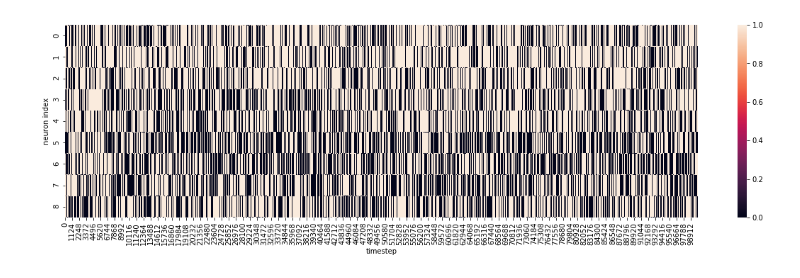
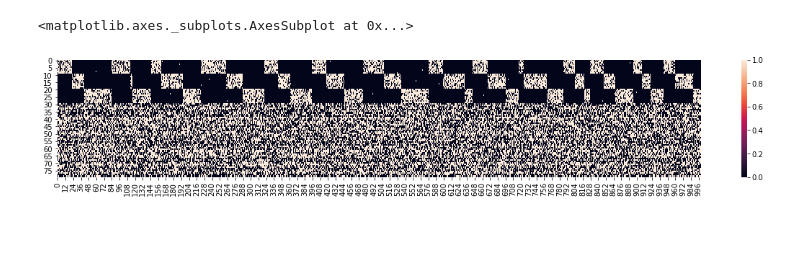
Before and after one commit to andrewcharlesjones/variational_spiking_networks, a Jupyter notebook: vi_spiking_visible_and_hidden_batch.ipynb, the cells around one changed output. Cells and saved outputs as stored; diff of their text form; code cells hidden in the pictures; blank space fills up the shorter version.

```diff
--- a/vi_spiking_visible_and_hidden_batch.ipynb
+++ b/vi_spiking_visible_and_hidden_batch.ipynb
@@ -22,9 +48,9 @@ dt = 1.
 # %%
 ## NETWORK PARAMTERS
-num_visible = 9
-num_hidden = 0
+num_visible = 30
+num_hidden = 50
 num_neurons = num_visible + num_hidden
-num_timebins = 100000
+num_timebins = 1000
 # %%
 ## INITIALIZE WEIGHTS
 weights_M = np.random.normal(loc = 0, scale = 0.1, size = (num_neurons, num_neurons))
@@ -38,7 +63,6 @@ weights_Q[:num_visible, :] = 0
 # %%
 # INITIALIZE NETWORK RUN
 phi = np.zeros(shape = (num_neurons, num_timebins))
-rho = np.zeros(shape = (num_neurons, num_timebins))
 eta = np.zeros(shape = (num_neurons, num_timebins))
 u = np.zeros(shape = (num_neurons, num_timebins))
 spikes = np.zeros(shape = (num_neurons, num_timebins))
@@ -49,27 +73,6 @@ phi[:, 0] = np.zeros(num_neurons)
 # eta[:, 0] = np.random.normal(loc = 0.0, scale = 0.1, size = num_neurons)
 eta[:, 0] = np.zeros(num_neurons)
 u[:, 0] = np.matmul(weights_M, phi[:, 0]) - eta[:, 0]
-rho[:, 0] = rho_0 * np.exp(u[:, 0])
-spike_probs[:, 0] = 1-np.exp(-rho[:, 0])
+# spike_probs[:, 0] = sigmoid(u[:, 0])
+spike_probs[:, 0] = get_spike_probs(u, 0)
 spikes[:, 0] = np.random.binomial(n = 1, p = spike_probs[:, 0])
-# %%
-## GENERATE RANDOM SPIKES
-for tt in range(1, num_timebins):
-
-    # changes in potential
-    dphi = dt * (1 / tau) * (spikes[:, tt - 1] - phi[:, tt - 1])
-    deta = dt * (1 / tau_adapt) * (spikes[:, tt - 1] - eta[:, tt - 1])
-
-    phi[:, tt] = phi[:, tt - 1] + dphi
-    eta[:, tt] = eta[:, tt - 1] + deta
-
-    # potential is weighted sum
-    total_potential = np.matmul(weights_M, phi[:, tt]) - eta_0 * eta[:, tt]
-    u[:, tt] = total_potential
-
-    # firiing intensity
-    rho[:, tt] = rho_0 * np.exp((u[:, tt] - v) / delta_u)
-
-    # generate spikes randomly as in paper
-    spike_probs[:, tt] = 1-np.exp(-dt*rho[:, tt])
-    spikes[:, tt] = np.random.binomial(n = 1, p = spike_probs[:, tt])
@@ -76,9 +154,13 @@ for tt in range(1, num_timebins):
+# %%
+spikes, phi, eta, u, spike_probs = get_staircase(num_timebins=1000,
+                                                      num_neurons_=num_neurons,
+                                                      num_visible_=num_visible,
+                                                      weight_matrix=weights_M,
+                                                      stair_fr=stair_firing_rate,
+                                                      nonstair_fr=nonstair_firing_rate)
 # %%
-## HEATMAP OF GENERATED SPIKES
-fig, ax = plt.subplots(figsize=(20, 5))
+fig, ax = plt.subplots(figsize=(20, 3))
 sns.heatmap(spikes)
-plt.xlabel("timestep")
-plt.ylabel("neuron index")
-plt.show()
 # %% [output]
+<matplotlib.axes._subplots.AxesSubplot at 0x...>
-[figure, old version]
+[figure, new version]
```
Also changed, not shown: parts of 30 cells of this notebook, 4 other files.
